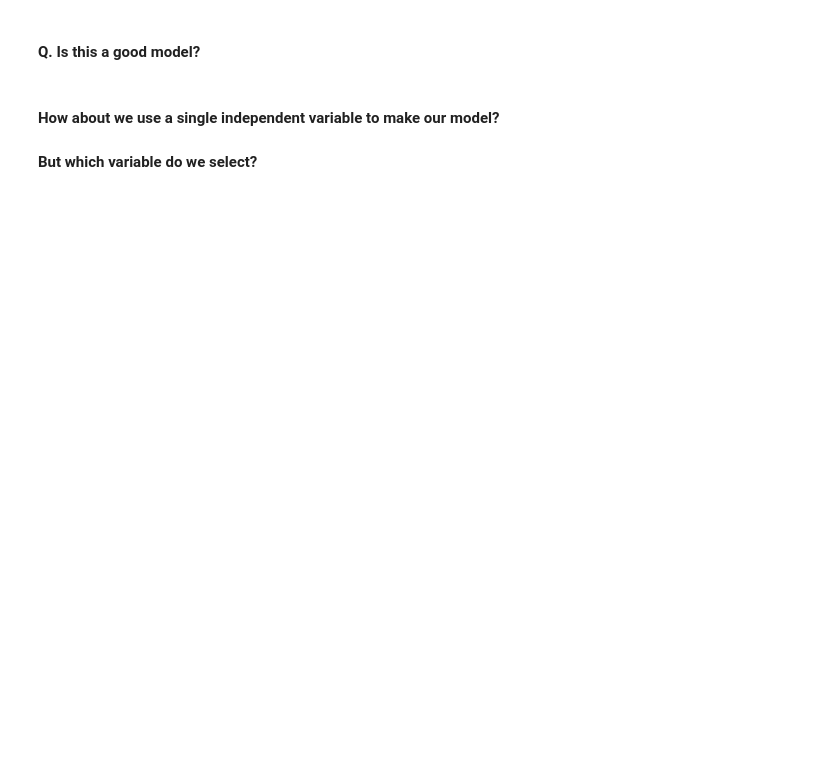
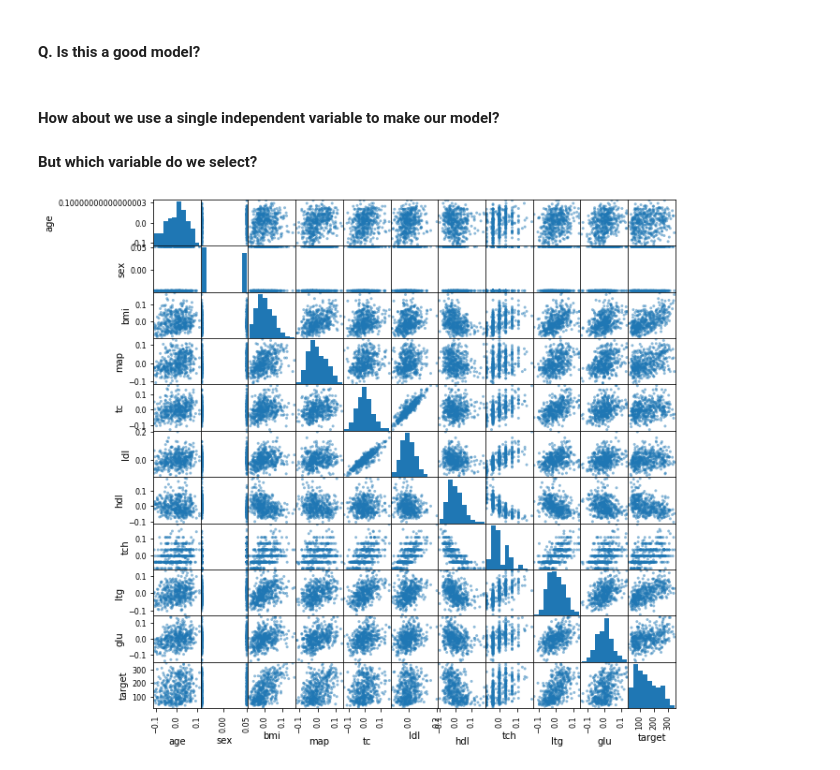
Before and after one commit to h3amza/CPSC392, a Jupyter notebook: Lectures/08-LinearRegression.ipynb, the cells around one changed output. Saved outputs shown, nothing was run; the diff lists cells and outputs as text; code cells hidden in the pictures; blank space fills up the shorter version.

```diff
--- a/Lectures/08-LinearRegression.ipynb
+++ b/Lectures/08-LinearRegression.ipynb
@@ -136,5 +261,9 @@ print(r2_score(y_test,predictions))
 #### But which variable do we select?
 # %%
 # make target part of the data
+df['target'] = diabetes.target
+scatter_matrix(df,figsize=(10,10));
+# %% [output]
+[figure, added]
 # %%
 # code to check something
```
Also changed, not shown: parts of 24 cells of this notebook.
